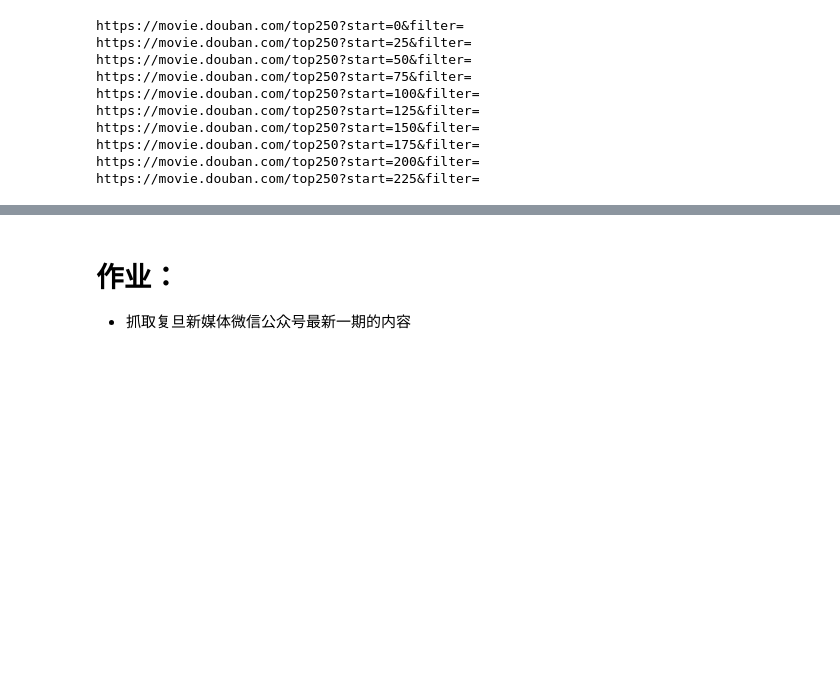
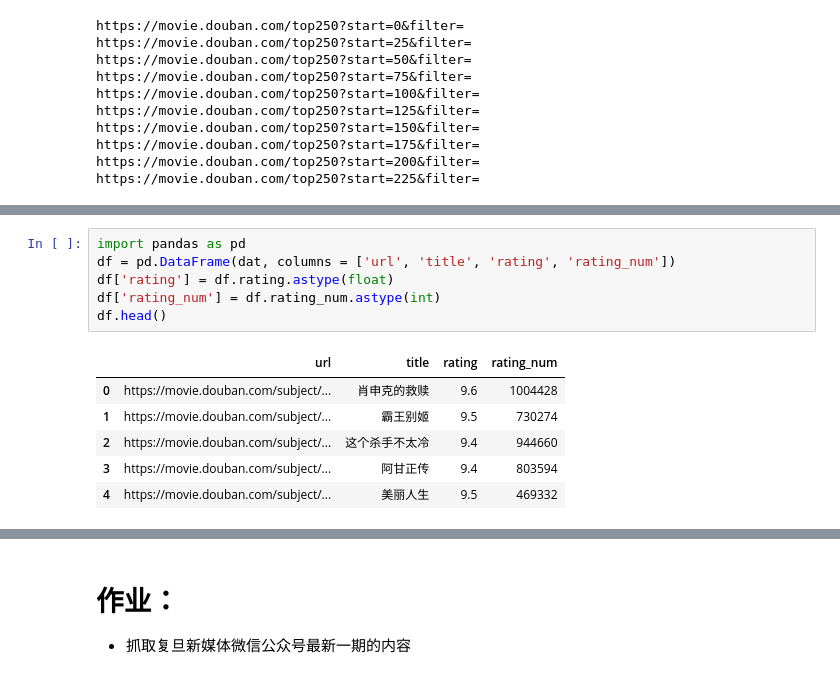
Before and after one commit to SocratesClub/bigdata, a Jupyter notebook: code/04.PythonCrawler_beautifulsoup.ipynb, the cells around one changed output, grey strips where cells are left out. Drawn from its saved outputs; the diff is of its cells as text; blank space fills up the shorter version.

```diff
--- a/code/04.PythonCrawler_beautifulsoup.ipynb
+++ b/code/04.PythonCrawler_beautifulsoup.ipynb
@@ -734,0 +753,13 @@ https://movie.douban.com/top250?start=225&filter=
+# %%
+import pandas as pd
+df = pd.DataFrame(dat, columns = ['url', 'title', 'rating', 'rating_num'])
+df['rating'] = df.rating.astype(float)
+df['rating_num'] = df.rating_num.astype(int)
+df.head()
+# %% [output]
+|  | url | title | rating | rating_num |
+| 0 | https://movie.douban.com/subject/... | 肖申克的救赎 | 9.6 | 1004428 |
+| 1 | https://movie.douban.com/subject/... | 霸王别姬 | 9.5 | 730274 |
+| 2 | https://movie.douban.com/subject/... | 这个杀手不太冷 | 9.4 | 944660 |
+| 3 | https://movie.douban.com/subject/... | 阿甘正传 | 9.4 | 803594 |
+| 4 | https://movie.douban.com/subject/... | 美丽人生 | 9.5 | 469332 |
```
Also changed, not shown: parts of 6 cells of this notebook, 1 other file.
